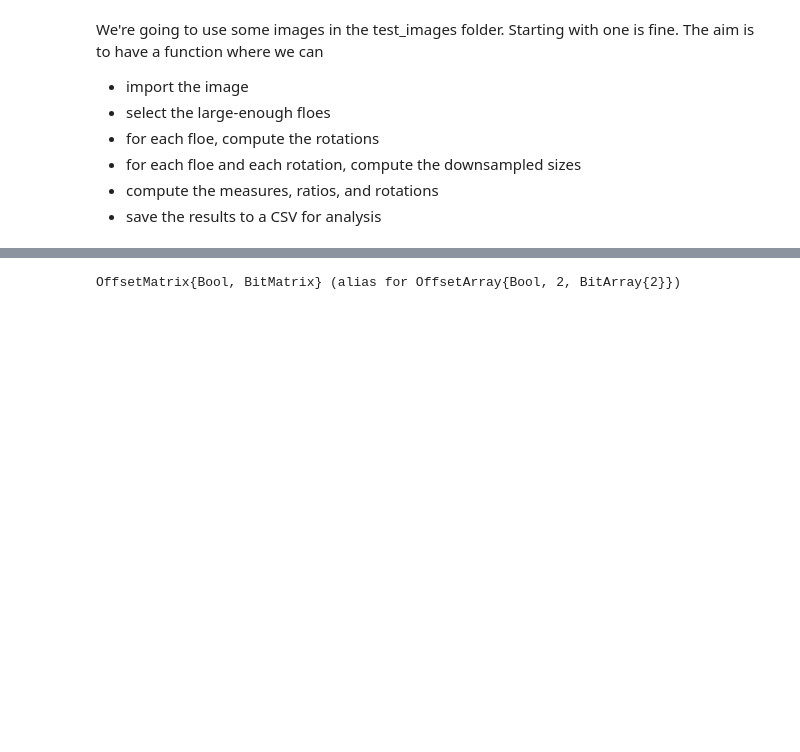
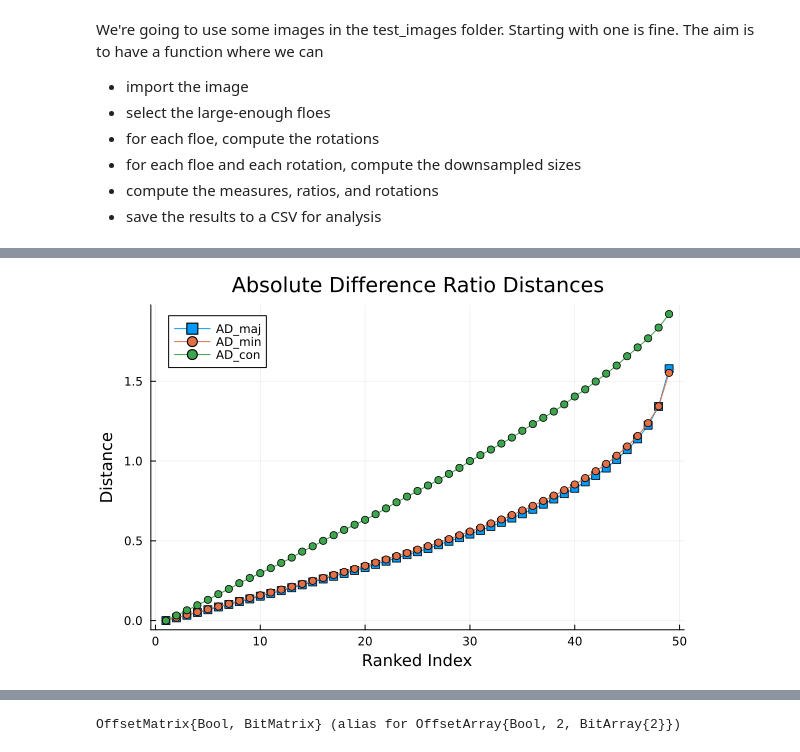
Before and after one commit to danielmwatkins/calval_tgrs, a Jupyter notebook: notebooks/Tracker thresholds.ipynb, the cells around one changed output, grey strips where cells are left out. Saved outputs shown, nothing was run; the diff lists cells and outputs as text; code cells hidden in the pictures; blank space fills up the shorter version.

```diff
--- a/notebooks/Tracker thresholds.ipynb
+++ b/notebooks/Tracker thresholds.ipynb
@@ -53,0 +76,2 @@ props = regionprops_table(labeled_image);
+# %%
+ all_props = reduce(vcat, props)
@@ -85,0 +110,19 @@ greaterthan05(x) = x .> 0.5
+# %%
+# compute_ratios((props_day1, r), (props_day2,s))
+n = size(all_props)[1]
+N = Int(round(1/2*n*(n-1)))
+ad_area1 = zeros(N)
+ad_maj1 =  zeros(N)
+ad_min1 = zeros(N)
+ad_con1 = zeros(N)
+c = 1
+for i in range(1, n)
+    for j in range(1, i-1)
+        area, majoraxis, minoraxis, convex_area = IceFloeTracker.compute_ratios((all_props, i), (all_props, j));
+        ad_area1[c] = area
+        ad_maj1[c] = majoraxis
+        ad_min1[c] = minoraxis
+        ad_con1[c] = convex_area
+        c += 1
+    end
+end
@@ -85,0 +161,8 @@ greaterthan05(x) = x .> 0.5
+# %%
+plot(sort(ad_area1)[1:1000:end], label="AD_area", m=:square)
+plot(sort(ad_maj1)[1:1000:end], label="AD_maj", m=:square)
+plot!(sort(ad_min1)[1:1000:end], label="AD_min", m=:circle)
+plot!(sort(ad_con1)[1:1000:end], label="AD_con", m=:circle)
+plot!(ylabel="Distance", xlabel="Ranked Index", title="Absolute Difference Ratio Distances")
+# %% [output]
+[figure, added]
```
Also changed, not shown: parts of 16 cells of this notebook, 2 other files.
